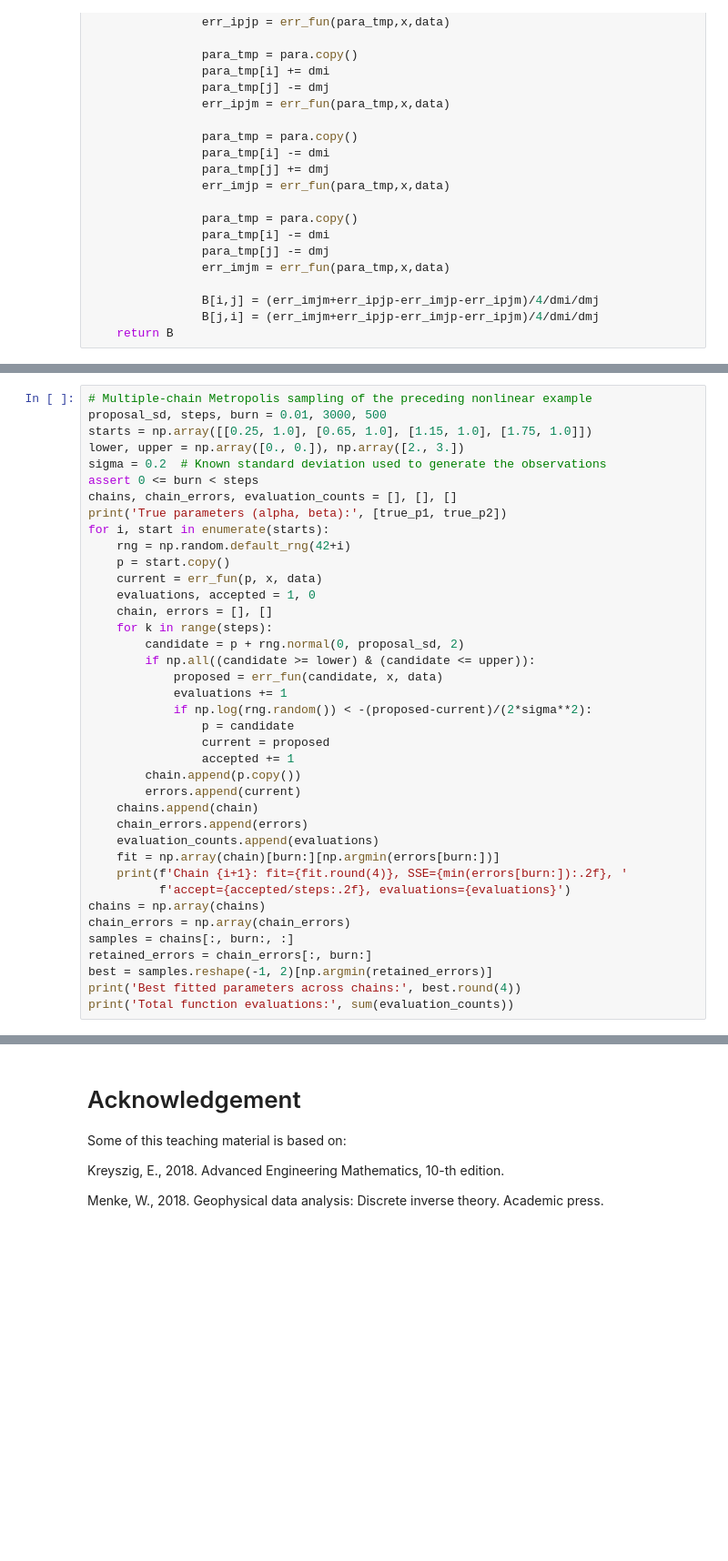
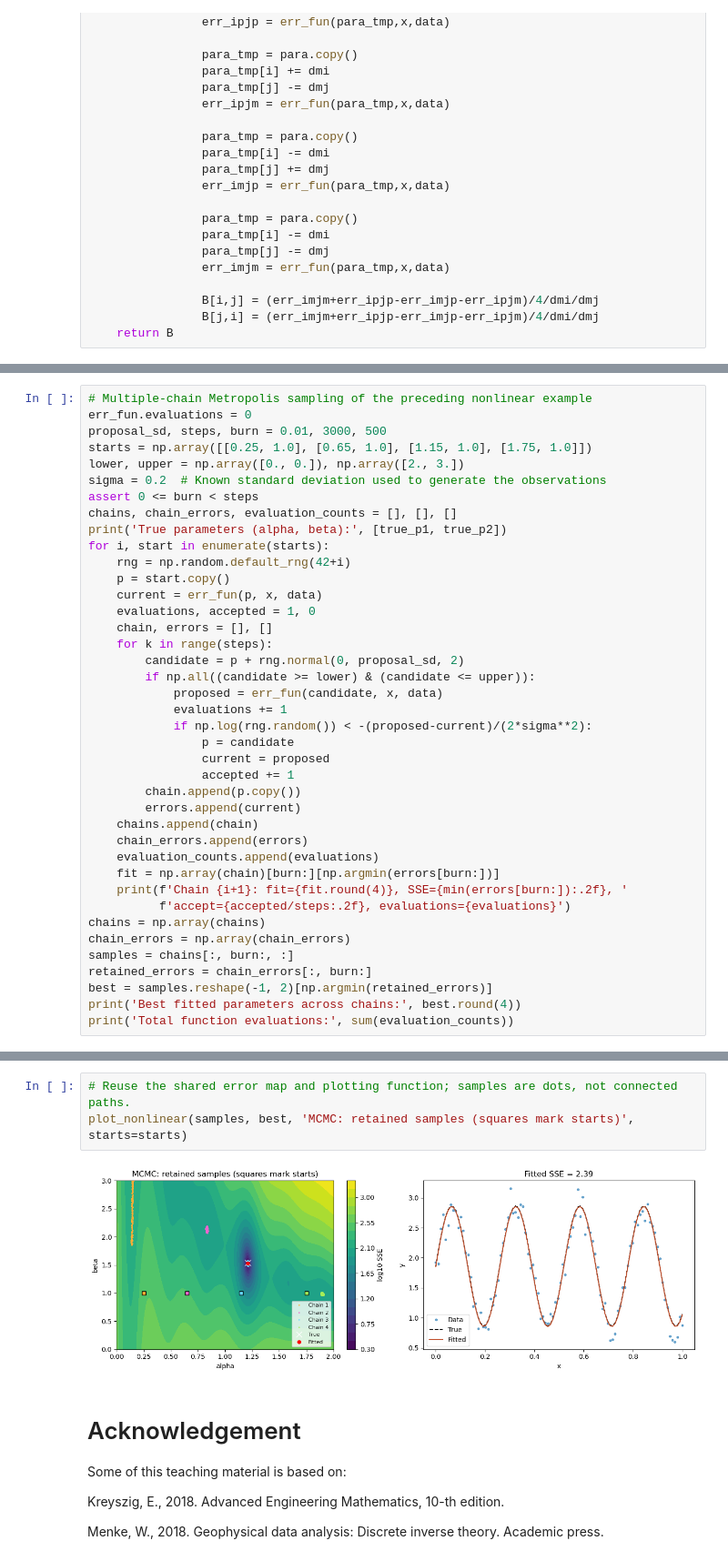
Before and after one commit to jinwar/GeophysicsComputing_GPGN436536, a Jupyter notebook: 09_Regression.ipynb, the cells around one changed output, grey strips where cells are left out. Shown at 91% size. Drawn from its saved outputs; the diff is of its cells as text; blank space fills up the shorter version.

```diff
--- a/09_Regression.ipynb
+++ b/09_Regression.ipynb
@@ -1003,6 +1037,7 @@ Run four independent chains from separated starting models. Discard an initial b
 **Experiment:** change `starts`, `proposal_sd`, or `steps`. Multiple starts explore different basins, but small proposals can leave chains trapped. Trace plots help reveal this; they do not establish convergence. Do not pool trapped chains to estimate global posterior uncertainty: equal chain lengths do not represent the relative probability of each basin. Reliable inference also requires mixing, effective sample size, convergence, and prior-sensitivity checks.
 # %%
 # Multiple-chain Metropolis sampling of the preceding nonlinear example
+err_fun.evaluations = 0
 proposal_sd, steps, burn = 0.01, 3000, 500
 starts = np.array([[0.25, 1.0], [0.65, 1.0], [1.15, 1.0], [1.75, 1.0]])
 lower, upper = np.array([0., 0.]), np.array([2., 3.])
@@ -1094,3 +1103,8 @@ plt.show()
+# %%
+# Reuse the shared error map and plotting function; samples are dots, not connected paths.
+plot_nonlinear(samples, best, 'MCMC: retained samples (squares mark starts)', starts=starts)
+# %% [output]
+[figure, added]
 # %% [markdown]
 # Acknowledgement
 
```
Also changed, not shown: parts of 14 cells of this notebook.
